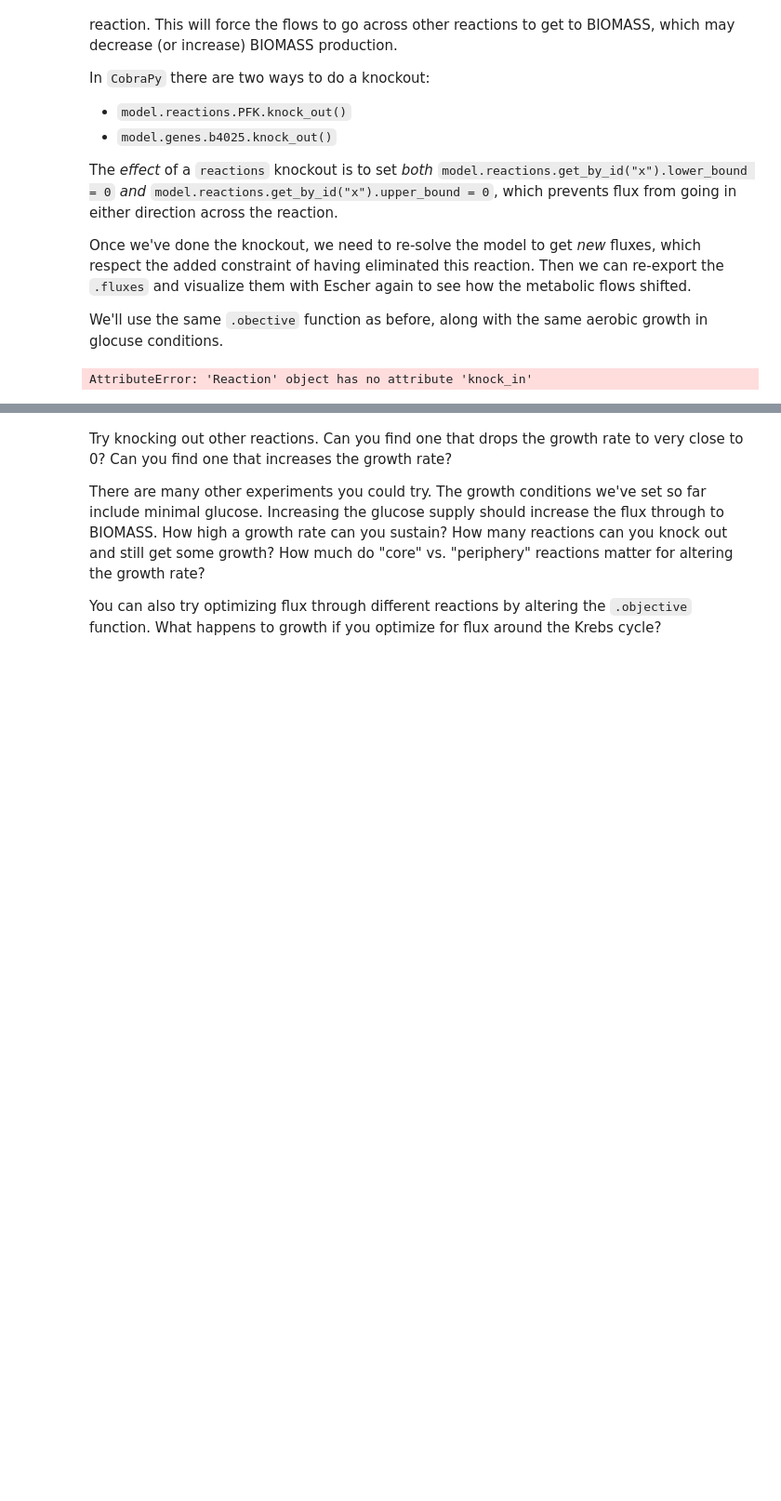
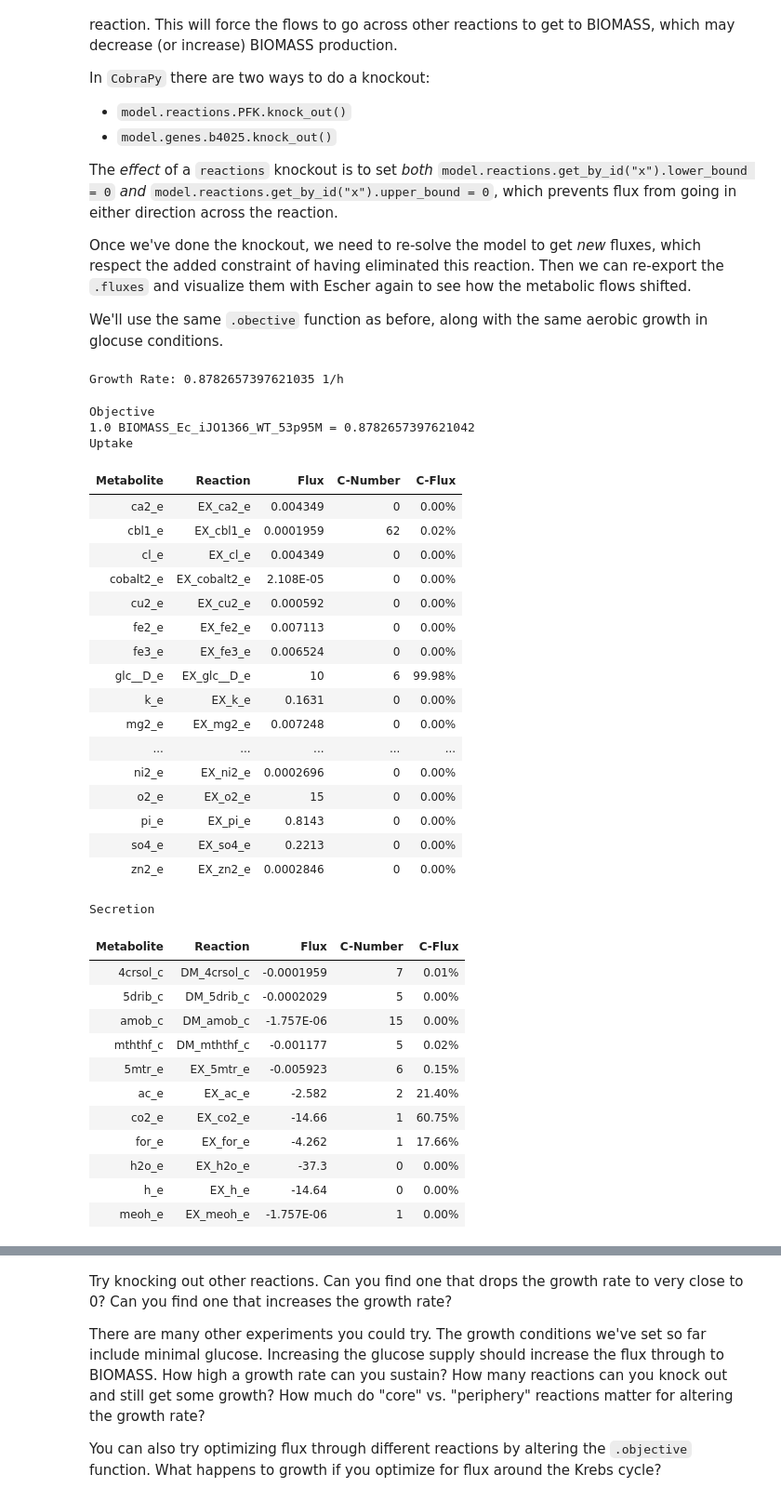
Before and after one commit to claytonjschneider/biologicalnetworks, a Jupyter notebook: notes/csci3352_lab_fba.ipynb, the cells around one changed output, grey strips where cells are left out. Shown at 93% size. Saved outputs shown, nothing was run; the diff lists cells and outputs as text; code cells hidden in the pictures; blank space fills up the shorter version.

```diff
--- a/notes/csci3352_lab_fba.ipynb
+++ b/notes/csci3352_lab_fba.ipynb
@@ -189,34 +215,67 @@ We'll use the same `.obective` function as before, along with the same aerobic g
 # %%
 # Carry out a knock-out experiment:
 # https://cobrapy.readthedocs.io/en/stable/deletions.html
 
 # knock out the FUM reaction, which is part of the Krebs cycle
-model.reactions.GLC.knock_out()
+model.reactions.PPC.knock_out()
 
 # Set the objective to the genome scale biomass reactions
 # NB: that these reaction names are different than in the tutorial
 model.reactions.get_by_id("BIOMASS_Ec_iJO1366_core_53p95M").objective_coefficient = 0
 model.reactions.get_by_id("BIOMASS_Ec_iJO1366_WT_53p95M").objective_coefficient = 1.0
 
 # Set constrants for aerobic growth in glucose minimal media
 # NB: that these reaction names are different than in the tutorial
 model.reactions.get_by_id("EX_glc__D_e").lower_bound = -10
-model.reactions.get_by_id("EX_o2_e").lower_bound = -15
+model.reactions.get_by_id("EX_o2_e").lower_bound = -105
 
 # Solve
 solution = model.optimize()
 
 # Output solution
 print(f'Growth Rate: '+str(solution.objective_value)+' 1/h')
 
 # Write out the solution.fluxes data as a csv so that we can import it into an Escher visualization
 df = pandas.DataFrame.from_dict([solution.fluxes]).T
-df.to_csv('FBA_max_biomass_noALL.csv')
+df.to_csv('FBA_max_biomass_noPPC.csv')
 
 # Output more information
 model.summary()
 # %% [output]
-AttributeError: 'Reaction' object has no attribute 'knock_in'
+Growth Rate: 0.8782657397621035 1/h
+Objective
+1.0 BIOMASS_Ec_iJO1366_WT_53p95M = 0.8782657397621042
+Uptake
+| Metabolite | Reaction | Flux | C-Number | C-Flux |
+| ca2_e | EX_ca2_e | 0.004349 | 0 | 0.00% |
+| cbl1_e | EX_cbl1_e | 0.0001959 | 62 | 0.02% |
+| cl_e | EX_cl_e | 0.004349 | 0 | 0.00% |
+| cobalt2_e | EX_cobalt2_e | 2.108E-05 | 0 | 0.00% |
+| cu2_e | EX_cu2_e | 0.000592 | 0 | 0.00% |
+| fe2_e | EX_fe2_e | 0.007113 | 0 | 0.00% |
+| fe3_e | EX_fe3_e | 0.006524 | 0 | 0.00% |
+| glc__D_e | EX_glc__D_e | 10 | 6 | 99.98% |
+| k_e | EX_k_e | 0.1631 | 0 | 0.00% |
+| mg2_e | EX_mg2_e | 0.007248 | 0 | 0.00% |
+| ... | ... | ... | ... | ... |
+| ni2_e | EX_ni2_e | 0.0002696 | 0 | 0.00% |
+| o2_e | EX_o2_e | 15 | 0 | 0.00% |
+| pi_e | EX_pi_e | 0.8143 | 0 | 0.00% |
+| so4_e | EX_so4_e | 0.2213 | 0 | 0.00% |
+| zn2_e | EX_zn2_e | 0.0002846 | 0 | 0.00% |
+Secretion
+| Metabolite | Reaction | Flux | C-Number | C-Flux |
+| 4crsol_c | DM_4crsol_c | -0.0001959 | 7 | 0.01% |
+| 5drib_c | DM_5drib_c | -0.0002029 | 5 | 0.00% |
+| amob_c | DM_amob_c | -1.757E-06 | 15 | 0.00% |
+| mththf_c | DM_mththf_c | -0.001177 | 5 | 0.02% |
+| 5mtr_e | EX_5mtr_e | -0.005923 | 6 | 0.15% |
+| ac_e | EX_ac_e | -2.582 | 2 | 21.40% |
+| co2_e | EX_co2_e | -14.66 | 1 | 60.75% |
+| for_e | EX_for_e | -4.262 | 1 | 17.66% |
+| h2o_e | EX_h2o_e | -37.3 | 0 | 0.00% |
+| h_e | EX_h_e | -14.64 | 0 | 0.00% |
+| meoh_e | EX_meoh_e | -1.757E-06 | 1 | 0.00% |
 # %% [markdown]
 You can see that the growth rate is a little lower in this condition. And, here's what the flows look like in core metabolism:
 
```
Also changed, not shown: parts of 2 cells of this notebook, 8 other files.
